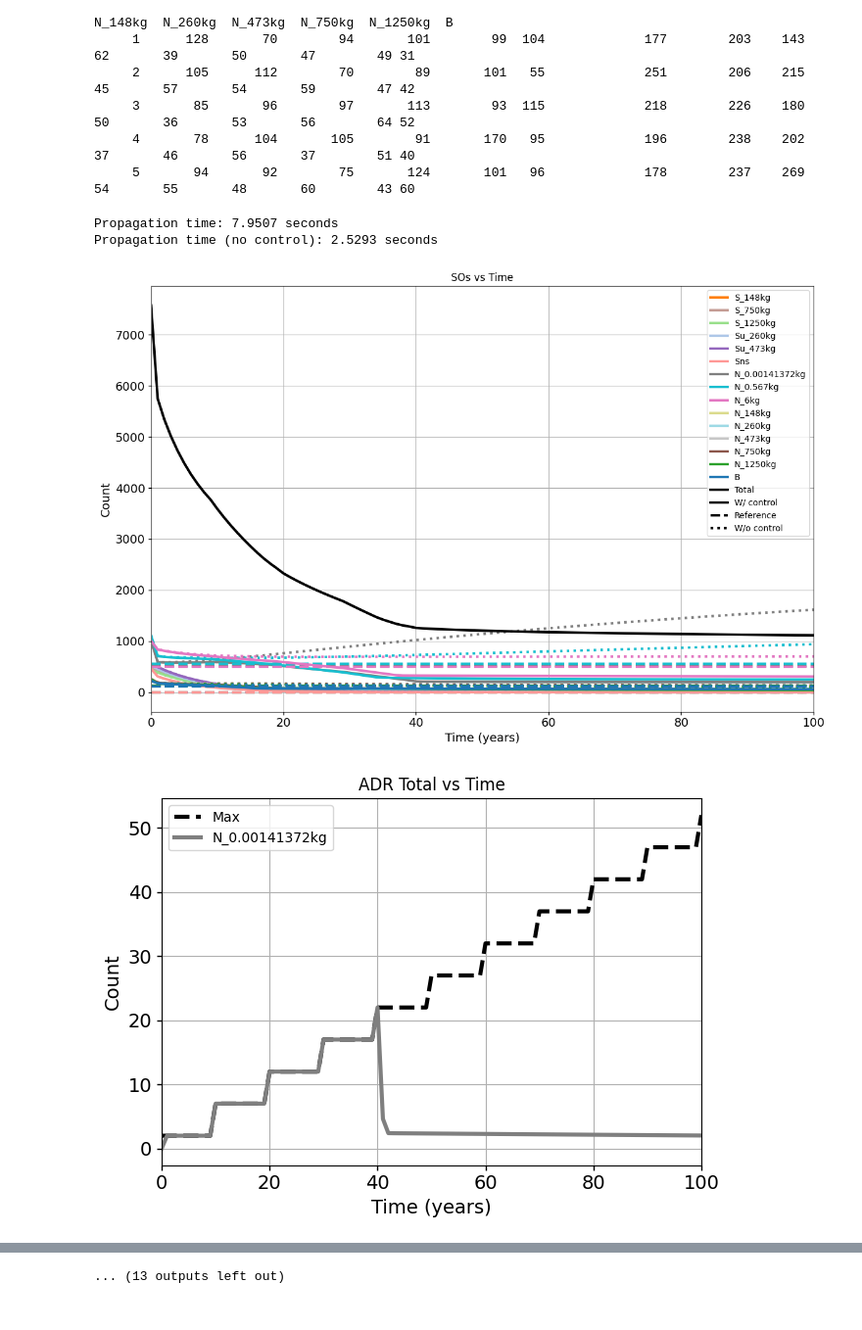
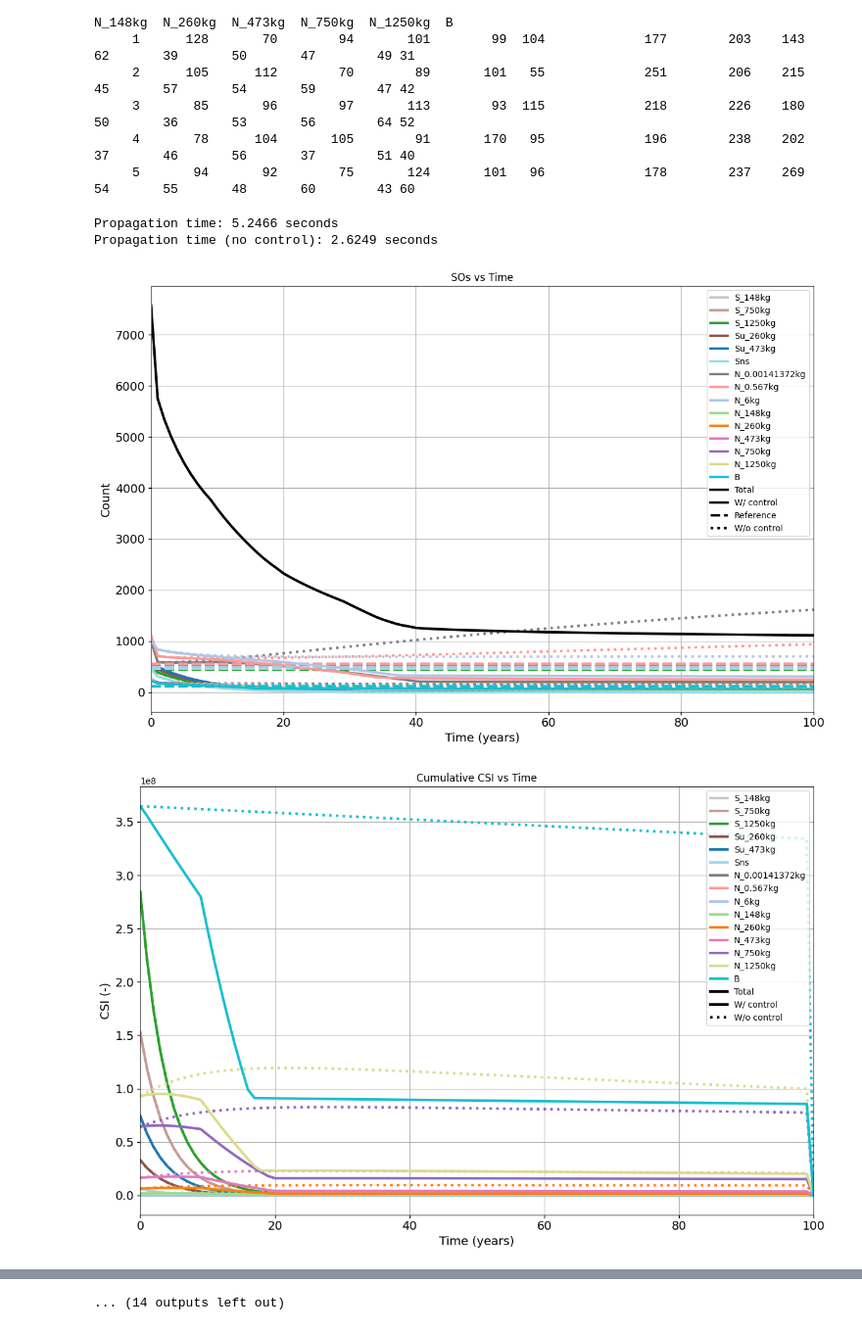
Before and after one commit to ARCLab-MIT/pyssem, a Jupyter notebook: pyssem/main_cntrl_new.ipynb, the cells around one changed output, grey strips where cells are left out. Shown at 98% size. Drawn from its saved outputs; the diff is of its cells as text; code cells hidden in the pictures.

```diff
--- a/pyssem/main_cntrl_new.ipynb
+++ b/pyssem/main_cntrl_new.ipynb
@@ -114,6 +117,9 @@ sel_controller = 1
 
 # PMD rate control: 0: no ; 1: yes
 sel_pmd_control = 0 # (ONLY with PD controller for NOW)
+
+# Risk index (ONLY with PD controller for NOW)
+sel_risk_index = 1 # 0: no risk index ; 1: CSI ; 2: UMPY ; 3: OAR
 
 # 1: yes ; 0: no
 sel_launch_rate_plot =  0 # Launch rate plot
@@ -162,7 +168,7 @@ Species_mean, Species_std = assign_stats_to_species(baseline.species_names, Spec
 #    species the second values, etc.
 #==========================================================================
 # Reference values for states
-ref_mult = np.array([0, 0.5, 0.5])
+ref_mult = np.array([1, 0.5, 0.5])
 
 # Reference values for rate of change of states
 ref_dot_mult = np.array([0.5, 0, -0.8]) * 0
@@ -470,6 +476,16 @@ if sel_deltat_plot == 1:
 #==========================================================================
 
 x00 = x0
+
+if sel_risk_index == 1:
+    csi_species = np.zeros((len(tspan),baseline.species_length))
+    csi_total = np.zeros(len(tspan))
+    csi_species_nc = np.zeros((len(tspan),baseline.species_length))
+    csi_total_nc = np.zeros(len(tspan))
+elif sel_risk_index == 2: # TO DO
+    1
+elif sel_risk_index == 3: # TO DO
+    1
 
 if sel_controller == 1:
 #==========================================================================
@@ -495,13 +511,14 @@ if sel_controller == 1:
                         rtol=rtol, atol=atol)
         x_prop = sol.y[:, -1]
 
-        sol_actual = solve_ivp(ode_func,
-                        (tspan[i1], tspan[i1+1]),
-                        x00,
-                        method=baseline.integrator,
-                        args=(func,np.zeros(len(u_var_s)),md),
-                        rtol=rtol, atol=atol)
-        x_prop_actual = sol_actual.y[:, -1]
+        # TO BE USED ONLY WITH x00a below
+        # sol_actual = solve_ivp(ode_func,
+        #                 (tspan[i1], tspan[i1+1]),
+        #                 x00,
+        #                 method=baseline.integrator,
+        #                 args=(func,np.zeros(len(u_var_s)),md),
+        #                 rtol=rtol, atol=atol)
+        # x_prop_actual = sol_actual.y[:, -1]
 
         x_dot_prop = np.array(func(x_prop, np.zeros(len(u_var_s)), md_no_noise)).flatten()
 
@@ -549,6 +566,13 @@ if sel_controller == 1:
         x_prop_actual_last = sol_actual_last.y[:, -1]
         x00b = x_prop_actual_last # x00b
         # print(np.sum(x00a)-np.sum(x00b))
+
+        if sel_risk_index == 1:
+            csi_species[i1], csi_total[i1] = cum_CSI(x00, baseline)
+        elif sel_risk_index == 2: # TO DO
+            1
+        elif sel_risk_index == 3: # TO DO
+            1
 
         x00 = x00b
         x_prop_all[i1+1, :] = x00
@@ -728,13 +752,21 @@ for i1 in range(len(tspan) - 1):
                     # args=(func, np.concatenate([lam_prop[i1+1]*1, adr_n_prop[i1]*0, adr_d_prop[i1]*0], axis=0), md),
                     rtol=rtol, atol=atol)
     x_prop_nc[i1+1, :] = sol.y[:, -1]
+
+    if sel_risk_index == 1:
+        csi_species_nc[i1], csi_total_nc[i1] = cum_CSI(x00, baseline)
+    elif sel_risk_index == 2: # TO DO
+        1
+    elif sel_risk_index == 3: # TO DO
+        1
+
     x00 = sol.y[:, -1]
 propagation_time = time.time() - start_time
 print(f"Propagation time (no control): {propagation_time:.4f} seconds")
 t_prop_nc = tspan
 # %% [output]
-Propagation time: 7.9507 seconds
-Propagation time (no control): 2.5293 seconds
+Propagation time: 5.2466 seconds
+Propagation time (no control): 2.6249 seconds
 # %%
 #==========================================================================
 # Variable definition for plots
@@ -747,33 +779,38 @@ baseline.output['y_nc'] = x_prop_nc.T
 baseline.output['y_u'] = mvHistory
 # if sel_ic == 3:
 baseline.output['y_ref'] = np.tile(ref, (len(t_prop), 1)).T
 baseline.output['ydot_ref'] = np.tile(ref_dot, (len(t_prop), 1)).T
 # else:
 #     baseline.output['y_ref'] = np.concatenate([np.tile(ref_S, (len(t_prop), 1)), np.tile(ref_N, (len(t_prop), 1)), np.tile(ref_D, (len(t_prop), 1))], axis=1).T
 #     baseline.output['ydot_ref'] = np.concatenate([np.tile(ref_S_dot, (len(t_prop), 1)), np.tile(ref_N_dot, (len(t_prop), 1)), np.tile(ref_D_dot, (len(t_prop), 1))], axis=1).T
 # size = (101,)
 baseline.output['satur'] = satur
 baseline.output['PMD'] = PMD
 baseline.output['PMD_no_noise'] = PMD_no_noise
 baseline.output['PMD_orig'] = PMD_orig
 baseline.output['PMD_no_noise_orig'] = PMD_no_noise_orig
 
+baseline.output['csi_species'] = csi_species.T
+baseline.output['csi_total'] = csi_total
+baseline.output['csi_species_nc'] = csi_species_nc.T
+baseline.output['csi_total_nc'] = csi_total_nc
+
 output = CreateOutput(baseline.output)
 n_species = baseline.species_length
 num_shells = baseline.n_shells
 species_names = baseline.species_names
 orbital_shell_labels = baseline.R0_km[:num_shells]
 markers = ['o', 's', '^', 'D', 'v', '>', '<', 'p', '*', 'h']
 
 base_species_names = baseline.species_names
 unique_base_species = list(set(base_species_names))
 color_map = plt.get_cmap('tab20', len(unique_base_species))
 
 #==========================================================================
 # Plots
 #==========================================================================
 if sel_cumulative_plot == 1:
-    cumulative_plot(baseline, output, active_species_indices, sel_pmd_control, sel_LineWidth, sel_LineWidthAxis, sel_FontSize)
+    cumulative_plot(baseline, output, active_species_indices, sel_pmd_control, sel_risk_index, sel_LineWidth, sel_LineWidthAxis, sel_FontSize)
 # %% [output]
-[figure, old version]
+[figure, new version]
-[figure, old version]
+[figure, new version]
@@ -790 +827 @@ if sel_cumulative_plot == 1:
-... (13 outputs left out)
+... (14 outputs left out)
```
Also changed, not shown: parts of 2 cells of this notebook, 1 other file.
